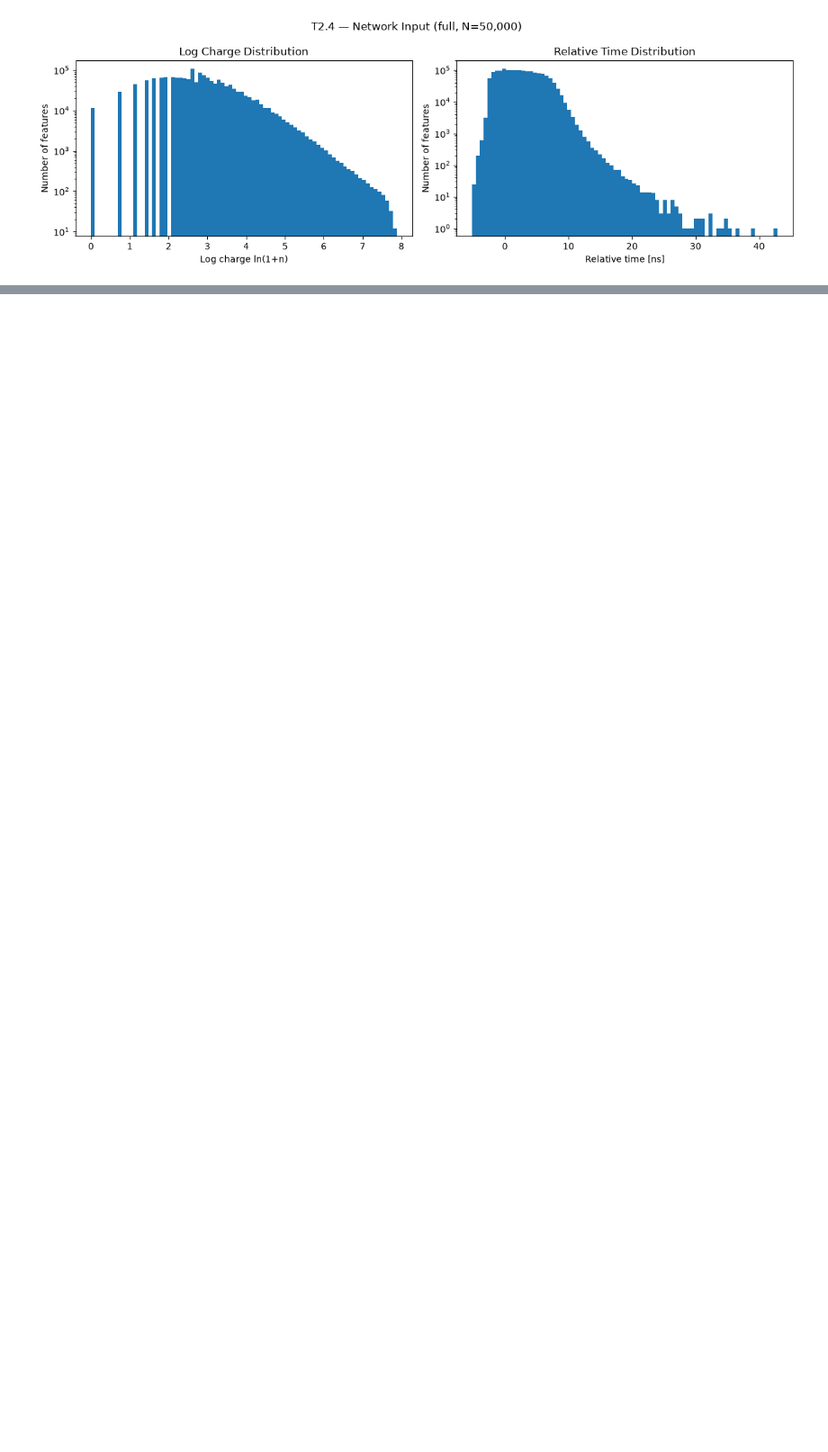
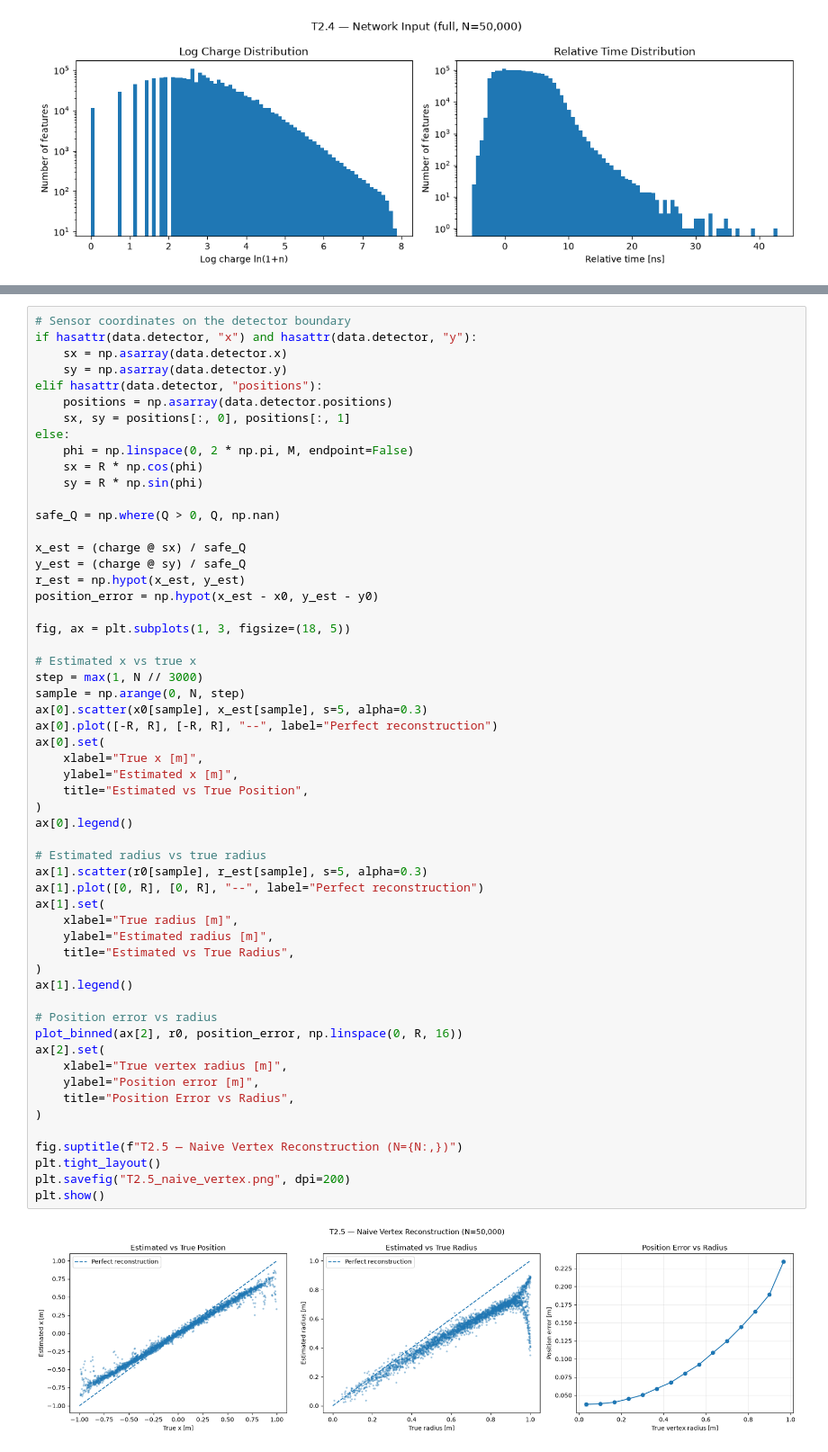
Before and after one commit to ChenYunhan-nibuni/prob-reco-sbi, a Jupyter notebook: notebooks/T2_ChenYunhan.ipynb, the cells around one changed output, grey strips where cells are left out. Shown at 90% size. Drawn from its saved outputs; the diff is of its cells as text; blank space fills up the shorter version.

```diff
--- a/notebooks/T2_ChenYunhan.ipynb
+++ b/notebooks/T2_ChenYunhan.ipynb
@@ -249,0 +387,58 @@ plt.show()
+# %%
+# Sensor coordinates on the detector boundary
+if hasattr(data.detector, "x") and hasattr(data.detector, "y"):
+    sx = np.asarray(data.detector.x)
+    sy = np.asarray(data.detector.y)
+elif hasattr(data.detector, "positions"):
+    positions = np.asarray(data.detector.positions)
+    sx, sy = positions[:, 0], positions[:, 1]
+else:
+    phi = np.linspace(0, 2 * np.pi, M, endpoint=False)
+    sx = R * np.cos(phi)
+    sy = R * np.sin(phi)
+
+safe_Q = np.where(Q > 0, Q, np.nan)
+
+x_est = (charge @ sx) / safe_Q
+y_est = (charge @ sy) / safe_Q
+r_est = np.hypot(x_est, y_est)
+position_error = np.hypot(x_est - x0, y_est - y0)
+
+fig, ax = plt.subplots(1, 3, figsize=(18, 5))
+
+# Estimated x vs true x
+step = max(1, N // 3000)
+sample = np.arange(0, N, step)
+ax[0].scatter(x0[sample], x_est[sample], s=5, alpha=0.3)
+ax[0].plot([-R, R], [-R, R], "--", label="Perfect reconstruction")
+ax[0].set(
+    xlabel="True x [m]",
+    ylabel="Estimated x [m]",
+    title="Estimated vs True Position",
+)
+ax[0].legend()
+
+# Estimated radius vs true radius
+ax[1].scatter(r0[sample], r_est[sample], s=5, alpha=0.3)
+ax[1].plot([0, R], [0, R], "--", label="Perfect reconstruction")
+ax[1].set(
+    xlabel="True radius [m]",
+    ylabel="Estimated radius [m]",
+    title="Estimated vs True Radius",
+)
+ax[1].legend()
+
+# Position error vs radius
+plot_binned(ax[2], r0, position_error, np.linspace(0, R, 16))
+ax[2].set(
+    xlabel="True vertex radius [m]",
+    ylabel="Position error [m]",
+    title="Position Error vs Radius",
+)
+
+fig.suptitle(f"T2.5 — Naive Vertex Reconstruction (N={N:,})")
+plt.tight_layout()
+plt.savefig("T2.5_naive_vertex.png", dpi=200)
+plt.show()
+# %% [output]
+[figure, added]
```
Also changed, not shown: parts of 20 cells of this notebook, 1 other file.
